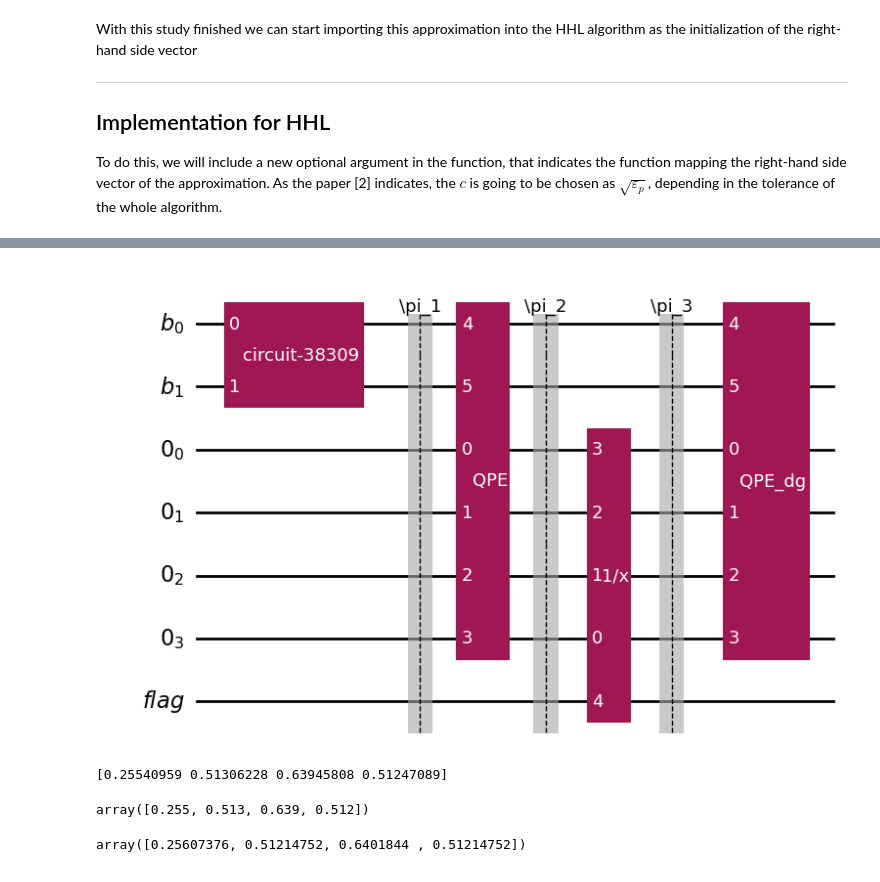
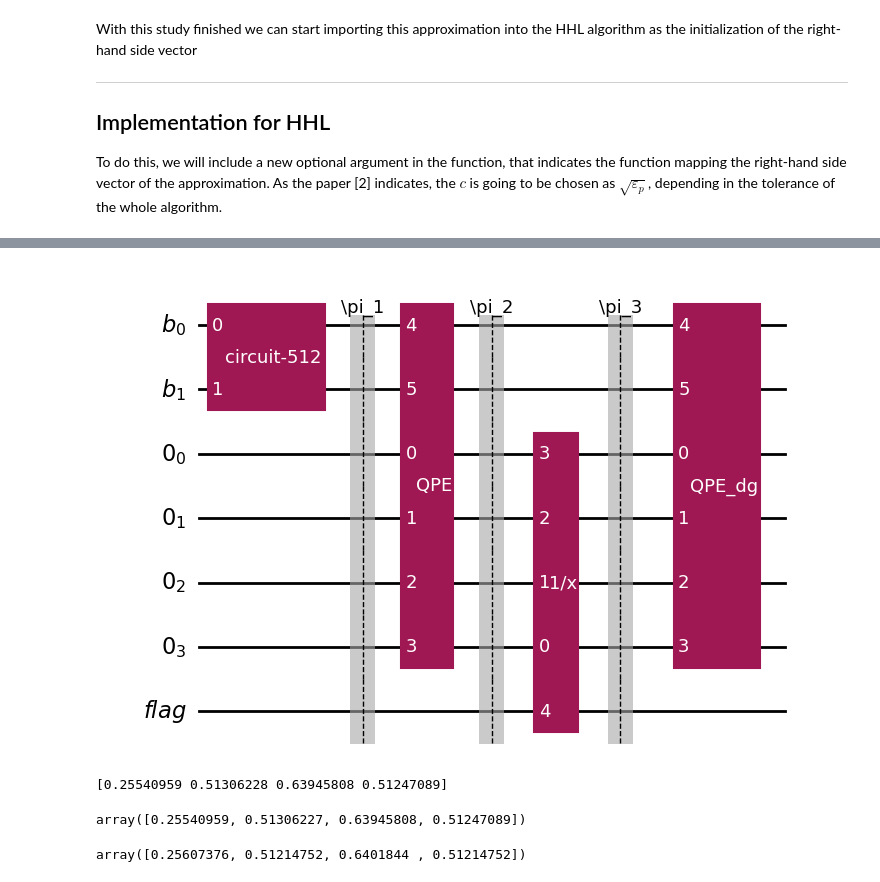
Before and after one commit to Nicofero/CITMAGA, a Jupyter notebook: b_side_approx.ipynb, the cells around one changed output, grey strips where cells are left out. Cells and saved outputs as stored; diff of their text form; code cells hidden in the pictures.

```diff
--- a/b_side_approx.ipynb
+++ b/b_side_approx.ipynb
@@ -348,10 +348,10 @@ hhl.draw('mpl')
 # %%
 vector = np.array(b_from_func('x',4))
 matrix = tridiag_matrix(2,-1,4)
-hhl2,_ = build_circuit_test(matrix,vector,flag=True)
+hhl2,_ = build_circuit(matrix,vector,flag=True)
 hhl2.decompose(reps=0).draw('mpl')
 # %% [output]
-[figure, old version]
+[figure, new version]
 # %%
 print(solution(hhl,flag=True))
 # %% [output]
@@ -359,7 +359,7 @@ print(solution(hhl,flag=True))
 # %%
 solution(hhl2)
 # %% [output]
-array([0.255, 0.513, 0.639, 0.512])
+array([0.25540959, 0.51306227, 0.63945808, 0.51247089])
 # %%
 s=np.linalg.solve(matrix,np.array(b_from_func('x',4)))
 s/np.linalg.norm(s)
```
Also changed, not shown: parts of 10 cells of this notebook, 1 other file.
